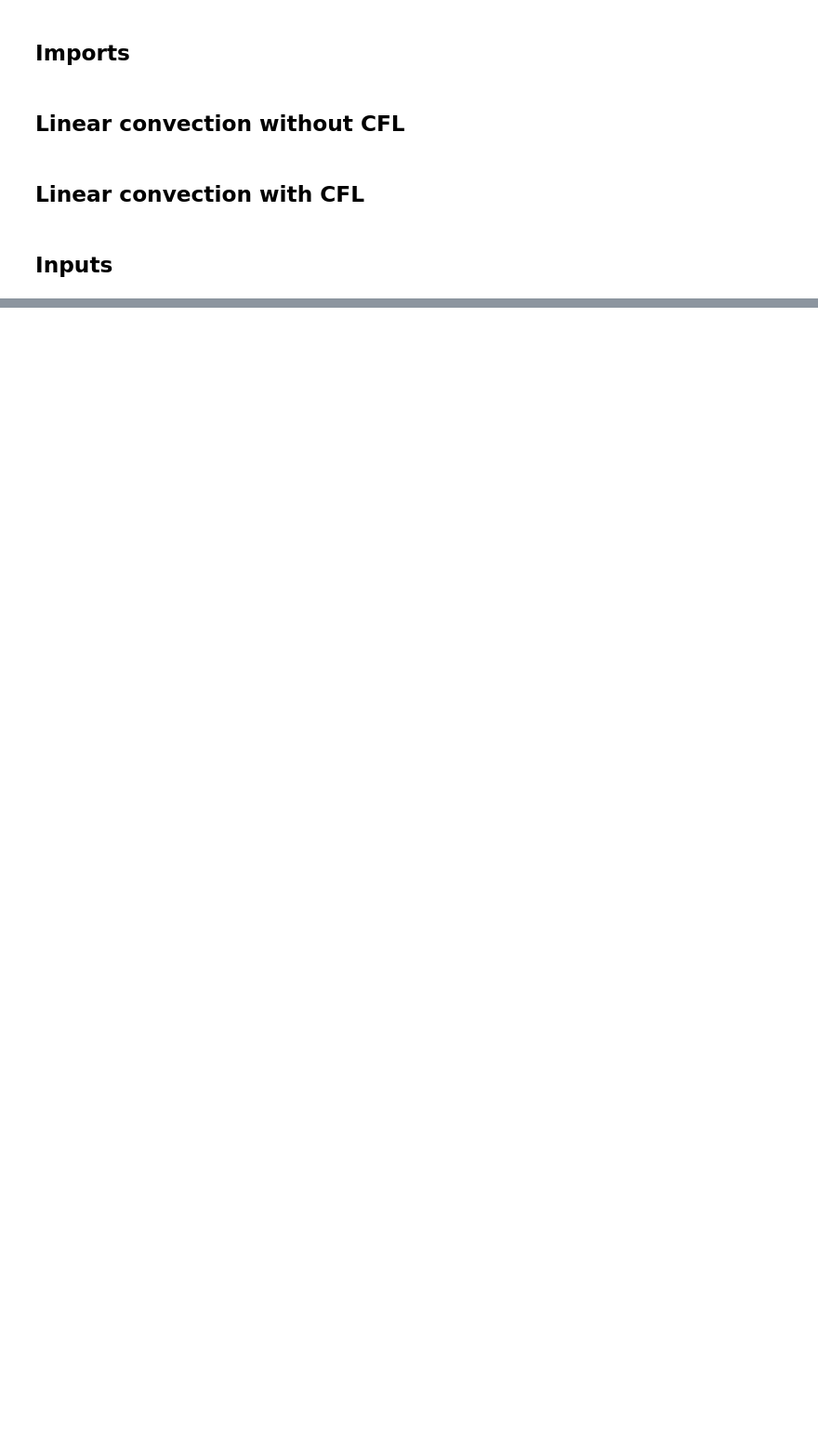
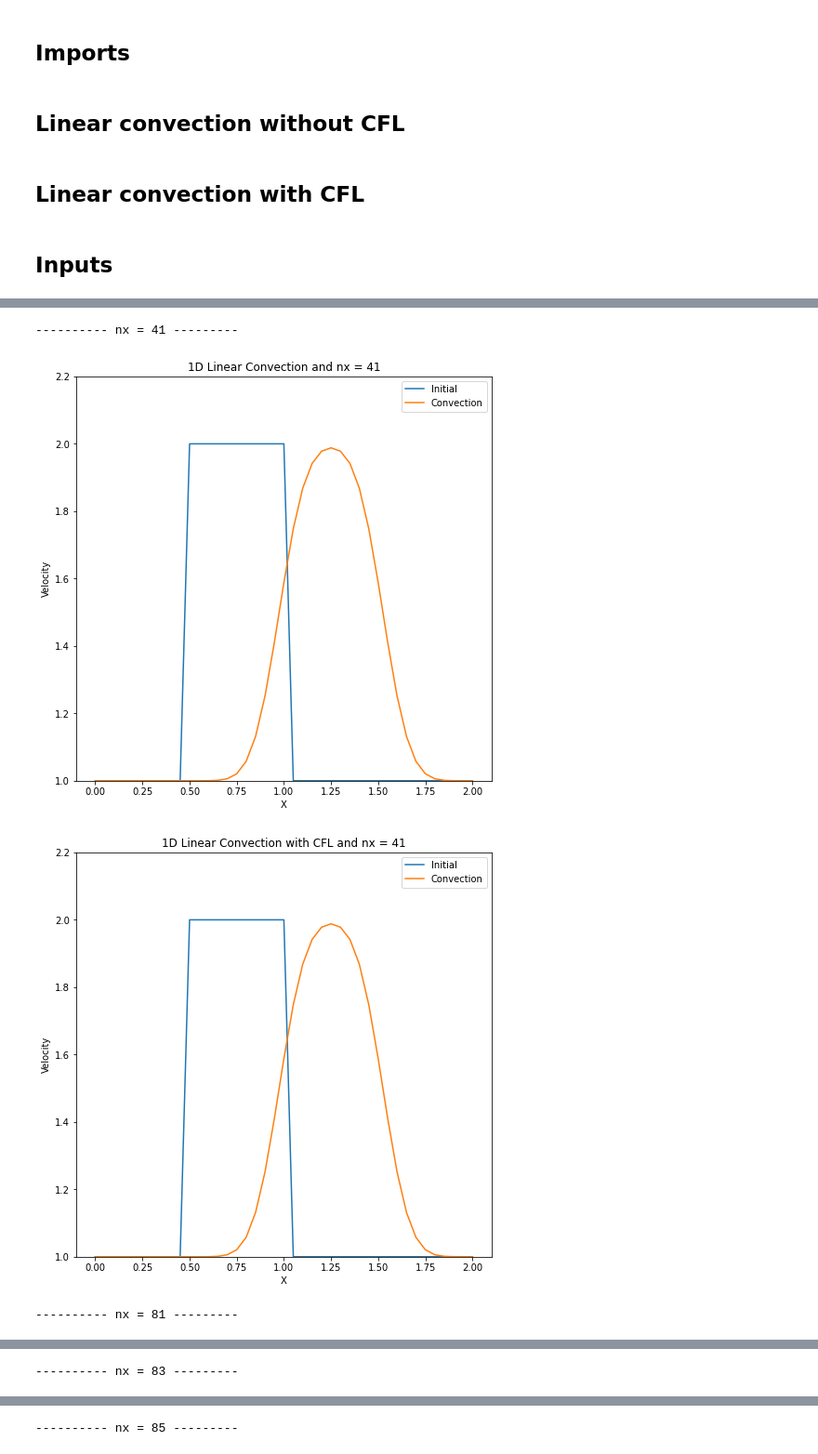
Before and after one commit to pierjosvins/Al-Khwarizmi-HPC-Programming, a Jupyter notebook: day02/assignments/numba_pyccel_assignments/1D_LinearConvectionCFL.ipynb, the cells around one changed output, grey strips where cells are left out. Shown: that part at 93% size. Cells and saved outputs as stored; diff of their text form; code cells hidden in the pictures; blank space fills up the shorter version.

```diff
--- a/day02/assignments/numba_pyccel_assignments/1D_LinearConvectionCFL.ipynb
+++ b/day02/assignments/numba_pyccel_assignments/1D_LinearConvectionCFL.ipynb
@@ -11,25 +12,27 @@ def linearconv_withoutCFL(u, nx, nt, dx):
     c = 1.
 
     #fill the update of u
+    un = np.empty(nx)
+    for n in range(nt):
+        for i in range(nx): un[i] = u[i]
+        for i in range(1, nx):
+            u[i] = un[i] - c * (dt/dx) * (un[i] - un[i-1])
     return 0
 # %% [markdown]
 ## Linear convection with CFL
 # %%
 def linearconv_withCFL(u, nx, nt, dx):
     c = 1.
-    CFL = 0.8
+    CFL = 0.5
     dt = CFL*dx/np.fabs(c)
 
     #fill the update of u
+    un = np.empty(nx)
+    for n in range(nt):
+        for i in range(nx): un[i] = u[i]
+        for i in range(1, nx):
+            u[i] = un[i] - c * (dt/ dx) * (un[i] - un[i-1])
 
     return 0
 # %% [markdown]
 ## Inputs
-# %%
-nx = 81 #change to 83, 85, 91, ... what do you remark ?
-dx = 2 / (nx - 1)
-nt = 20
-
-grid = np.linspace(0,2,nx)
-u0 = np.ones(nx)
-u0[int(.5/dx):int(1 / dx + 1)] = 2
@@ -67,0 +39,48 @@ Text(0.5, 1.0, '1D Linear Convection')
+# %%
+N = [41, 81, 83, 85, 91, 100]
+for i, nx in enumerate(N):
+
+    print("---------- nx = {} ---------".format(nx))
+    dx = 2 / (nx - 1)
+    nt = 20
+
+    grid = np.linspace(0,2,nx)
+    u0 = np.ones(nx)
+    u0[int(.5/dx):int(1/ dx + 1)] = 2.0
+
+
+    # Function without CFL
+    u = u0.copy()
+    linearconv_withoutCFL(u, nx, nt, dx)
+
+    plt.figure(figsize=(8, 8))
+    plt.plot(grid,u0, label="Initial")
+    plt.plot(grid,u, label="Convection")
+    plt.ylim([1.,2.2])
+    plt.xlabel('X')
+    plt.ylabel('Velocity')
+    plt.title('1D Linear Convection and nx = {}'.format(nx))
+    plt.legend()
+    plt.show()
+
+    # Function with CFL
+    u = u0.copy()
+    linearconv_withCFL(u, nx, nt, dx)
+
+    plt.figure(figsize=(8, 8))
+    plt.plot(grid,u0, label="Initial")
+    plt.plot(grid,u, label="Convection")
+    plt.ylim([1.,2.2])
+    plt.xlabel('X')
+    plt.ylabel('Velocity')
+    plt.title('1D Linear Convection with CFL and nx = {}'.format(nx))
+    plt.legend()
+    plt.show()
+
+    if i != len(N)-1:
+        print("\n")
+# %% [output]
+---------- nx = 41 ---------
+[figure, added]
+[figure, added]
+---------- nx = 81 ---------
@@ -67,0 +89 @@ Text(0.5, 1.0, '1D Linear Convection')
+---------- nx = 83 ---------
@@ -67,0 +92 @@ Text(0.5, 1.0, '1D Linear Convection')
+---------- nx = 85 ---------
```
Also changed, not shown: parts of 9 cells of this notebook, 2 other files.
